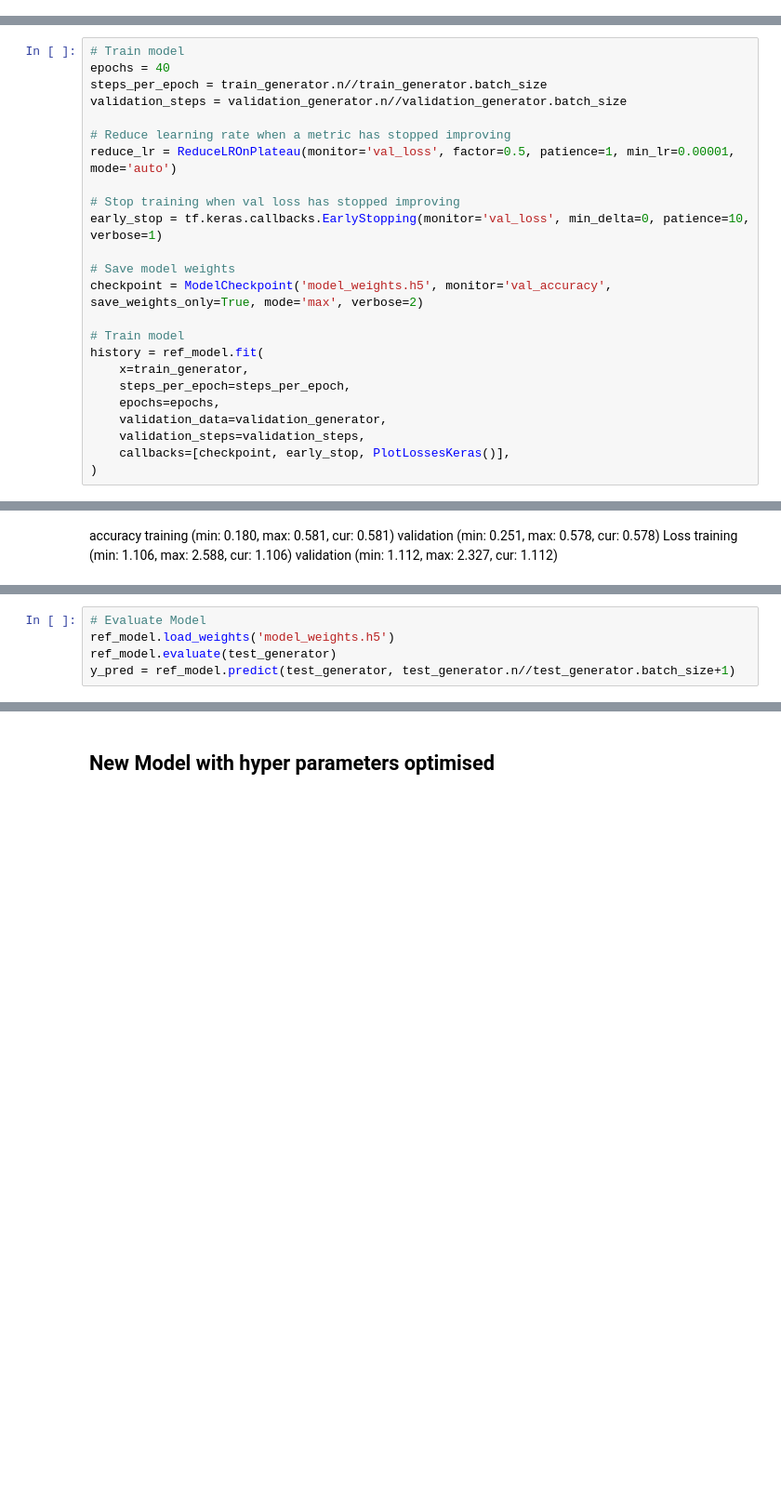
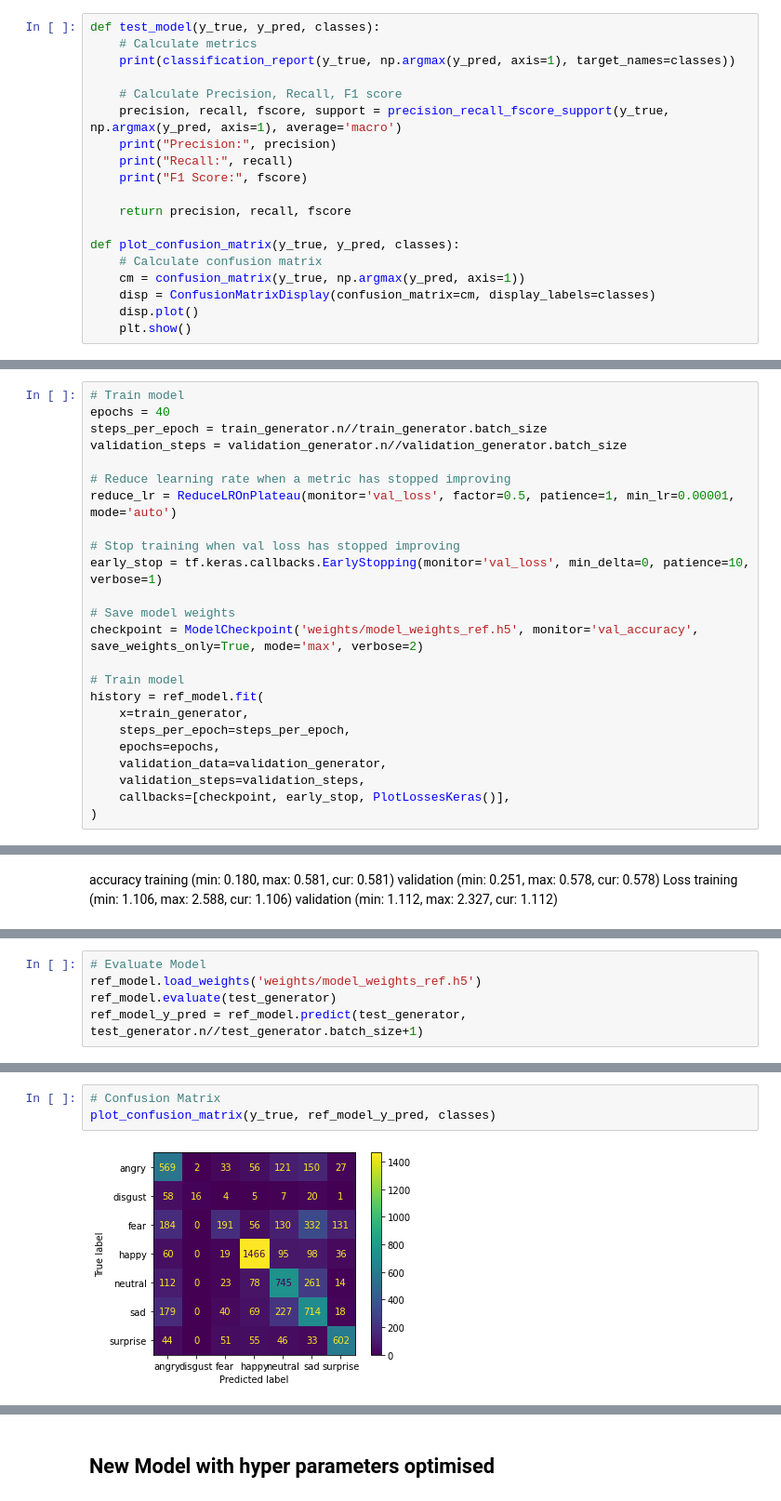
Before and after one commit to DreamyMemories/Facial-Expression-Recognition, a Jupyter notebook: main.ipynb, the cells around one changed output, grey strips where cells are left out. Shown at 93% size. Drawn from its saved outputs; the diff is of its cells as text; blank space fills up the shorter version.

```diff
--- a/main.ipynb
+++ b/main.ipynb
@@ -21,3 +21,22 @@ print("Num GPUs Available: ", len(tf.config.list_physical_devices('GPU')))
 # %% [output]
 Tensorflow version: 2.10.1
 Num GPUs Available:  1
+# %%
+def test_model(y_true, y_pred, classes):
+    # Calculate metrics
+    print(classification_report(y_true, np.argmax(y_pred, axis=1), target_names=classes))
+
+    # Calculate Precision, Recall, F1 score
+    precision, recall, fscore, support = precision_recall_fscore_support(y_true, np.argmax(y_pred, axis=1), average='macro')
+    print("Precision:", precision)
+    print("Recall:", recall)
+    print("F1 Score:", fscore)
+
+    return precision, recall, fscore
+
+def plot_confusion_matrix(y_true, y_pred, classes):
+    # Calculate confusion matrix
+    cm = confusion_matrix(y_true, np.argmax(y_pred, axis=1))
+    disp = ConfusionMatrixDisplay(confusion_matrix=cm, display_labels=classes)
+    disp.plot()
+    plt.show()
@@ -238,7 +406,7 @@ reduce_lr = ReduceLROnPlateau(monitor='val_loss', factor=0.5, patience=1, min_lr
 early_stop = tf.keras.callbacks.EarlyStopping(monitor='val_loss', min_delta=0, patience=10, verbose=1)
 
 # Save model weights
-checkpoint = ModelCheckpoint('model_weights.h5', monitor='val_accuracy', save_weights_only=True, mode='max', verbose=2)
+checkpoint = ModelCheckpoint('weights/model_weights_ref.h5', monitor='val_accuracy', save_weights_only=True, mode='max', verbose=2)
 
 # Train model
 history = ref_model.fit(
@@ -272,6 +449,6 @@ Loss
 # %%
 # Evaluate Model
-ref_model.load_weights('model_weights.h5')
+ref_model.load_weights('weights/model_weights_ref.h5')
 ref_model.evaluate(test_generator)
-y_pred = ref_model.predict(test_generator, test_generator.n//test_generator.batch_size+1)
+ref_model_y_pred = ref_model.predict(test_generator, test_generator.n//test_generator.batch_size+1)
 # %% [output]
@@ -322,0 +457,5 @@ F1 Score: 0.5216784405663042
+# %%
+# Confusion Matrix
+plot_confusion_matrix(y_true, ref_model_y_pred, classes)
+# %% [output]
+[figure, added]
```
Also changed, not shown: parts of 27 cells of this notebook.
